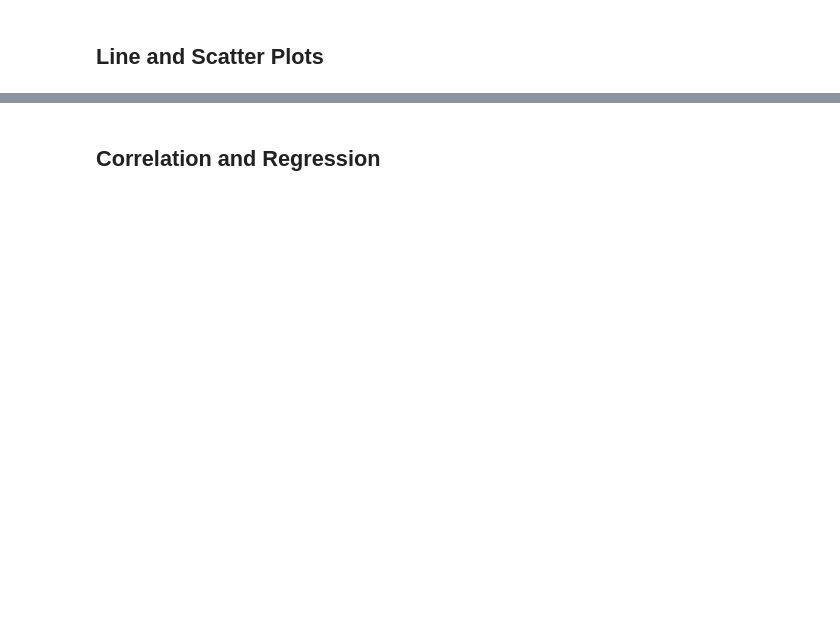
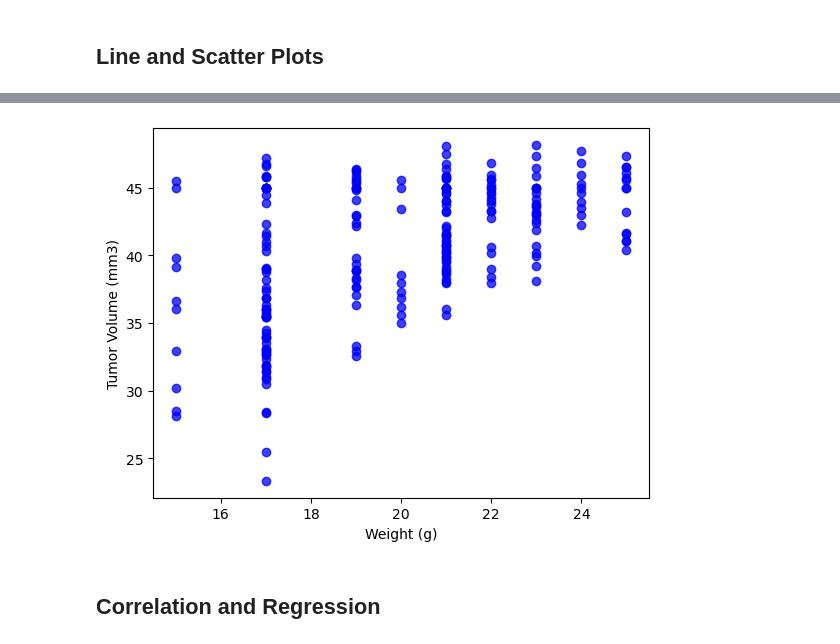
Before and after one commit to melissaa06/Module5Challenge, a Jupyter notebook: Pymaceuticals/pymaceuticals_starter.ipynb, the cells around one changed output, grey strips where cells are left out. Cells and saved outputs as stored; diff of their text form; code cells hidden in the pictures; blank space fills up the shorter version.

```diff
--- a/Pymaceuticals/pymaceuticals_starter.ipynb
+++ b/Pymaceuticals/pymaceuticals_starter.ipynb
@@ -230,4 +261,10 @@ Max_Tumor_Volumne.head()
 # %%
 # Generate a scatter plot of mouse weight vs. the average observed tumor volume for the entire Capomulin regimen
+plt.scatter(Capomulin_df["Weight (g)"], Capomulin_df["Tumor Volume (mm3)"], marker="o", facecolors="blue", alpha=0.75)
+plt.xlabel("Weight (g)")
+plt.ylabel("Tumor Volume (mm3)")
+plt.show()
+# %% [output]
+[figure, added]
 # %% [markdown]
 ## Correlation and Regression
```
Also changed, not shown: parts of 7 cells of this notebook.
